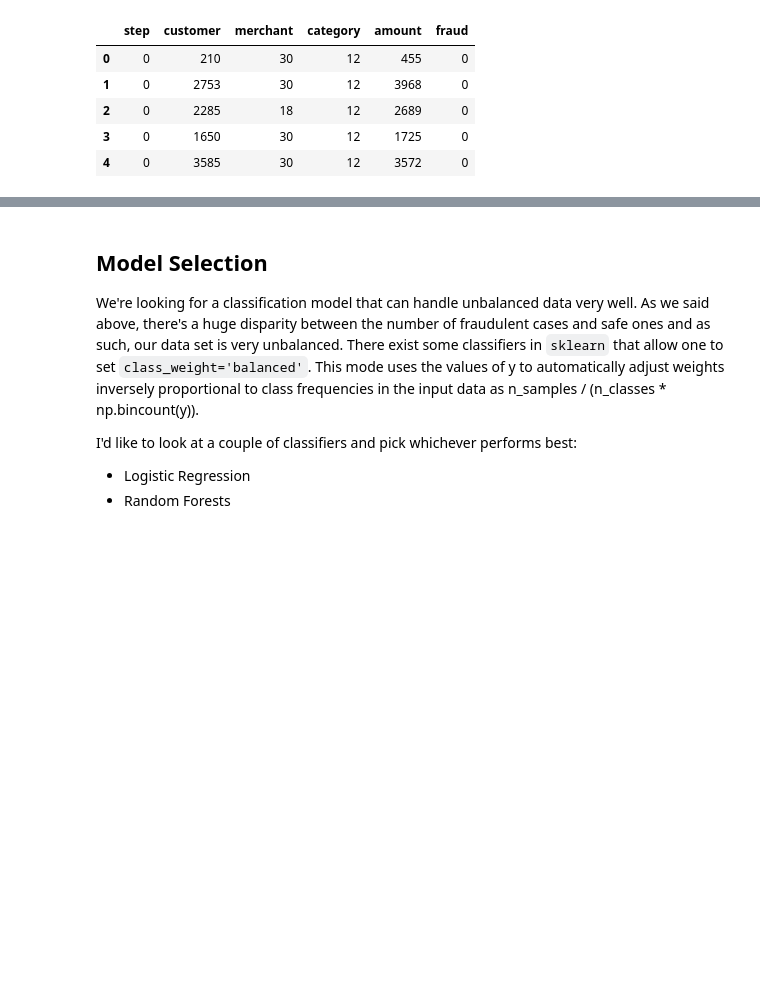
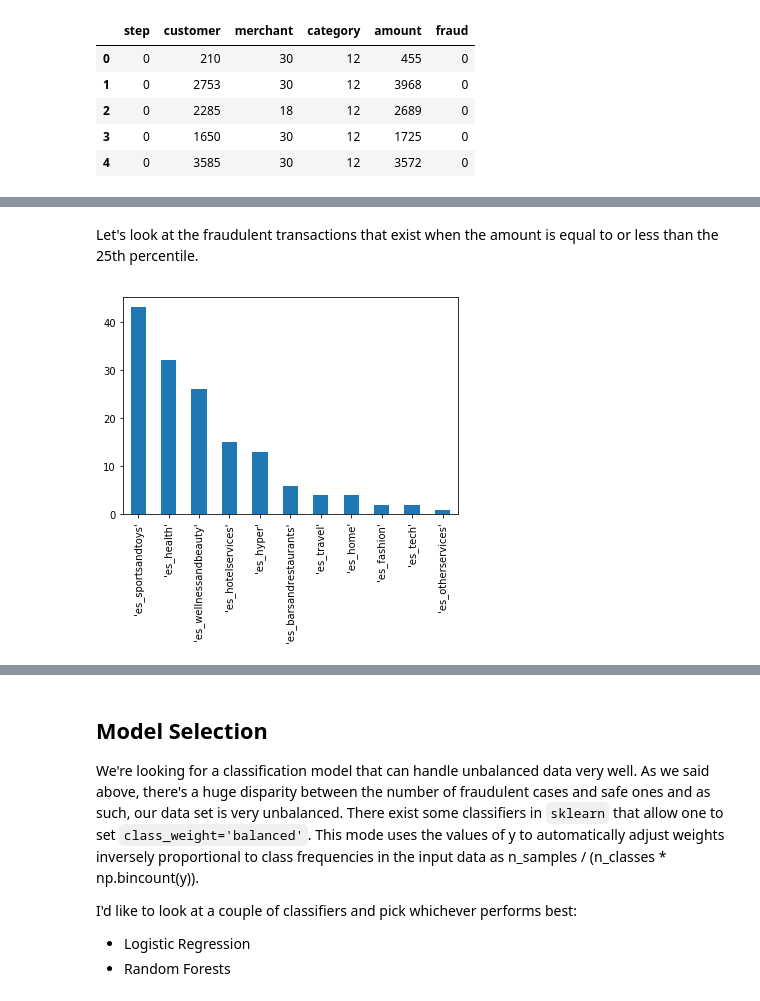
Before and after one commit to timigod/mlnd-capstone, a Jupyter notebook: fraud_detection.ipynb, the cells around one changed output, grey strips where cells are left out. Saved outputs shown, nothing was run; the diff lists cells and outputs as text; code cells hidden in the pictures; blank space fills up the shorter version.

```diff
--- a/fraud_detection.ipynb
+++ b/fraud_detection.ipynb
@@ -141,0 +181,10 @@ df_useful.head()
+# %% [markdown]
+Let's look at the fraudulent transactions that exist when the amount is equal to or less than the 25th percentile.
+# %%
+df_25_below = df[df.amount <= 12.74]
+df_25_below_fraud = df_25_below[df_25_below['fraud']==1]
+
+pd.value_counts(df_25_below_fraud['category']).plot.bar()
+plt.show()
+# %% [output]
+[figure, added]
```
Also changed, not shown: parts of 12 cells of this notebook, 1 other file.
